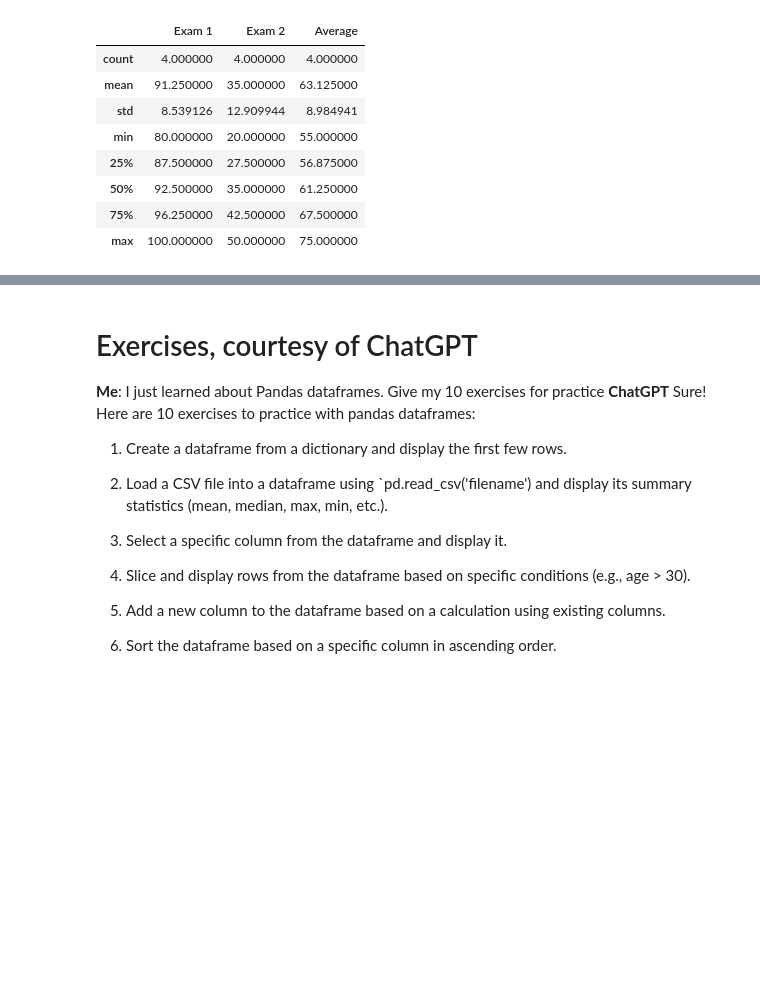
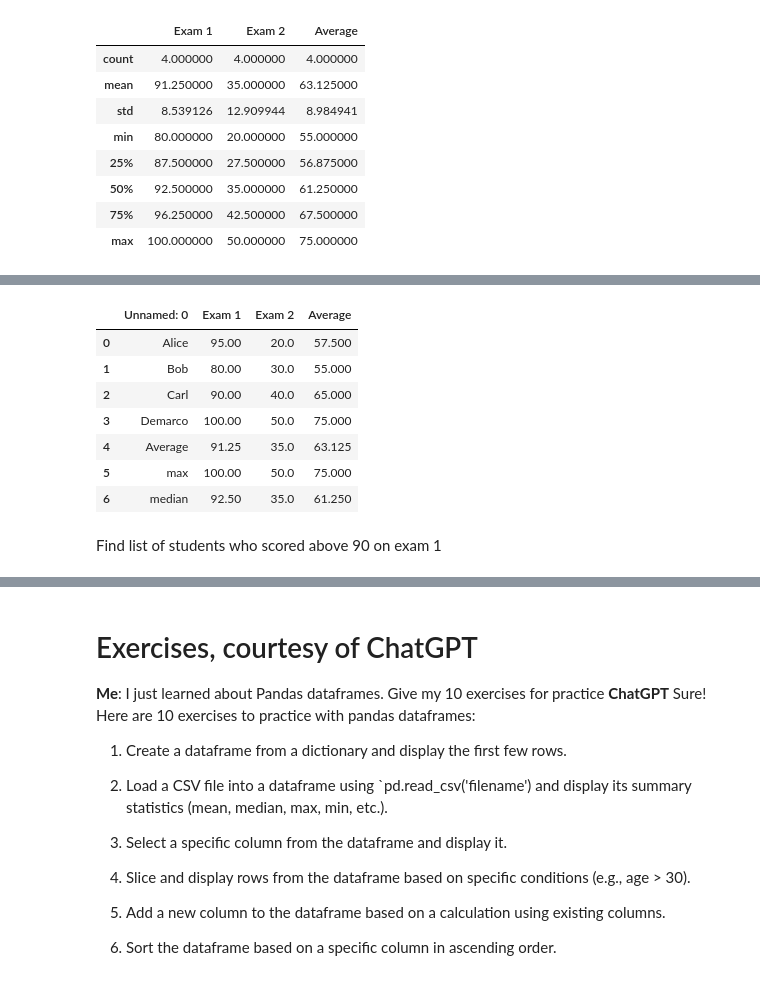
Before and after one commit to morey-ow/cs2521-summer2023, a Jupyter notebook: chapter10notes.ipynb, the cells around one changed output, grey strips where cells are left out. Drawn from its saved outputs; the diff is of its cells as text; code cells hidden in the pictures; blank space fills up the shorter version.

```diff
--- a/chapter10notes.ipynb
+++ b/chapter10notes.ipynb
@@ -399,0 +482,15 @@ test_scores_dataframe.iloc[0:4].describe()
+# %%
+df2=pd.read_csv('test.csv')
+# %%
+df2
+# %% [output]
+|  | Unnamed: 0 | Exam 1 | Exam 2 | Average |
+| 0 | Alice | 95.00 | 20.0 | 57.500 |
+| 1 | Bob | 80.00 | 30.0 | 55.000 |
+| 2 | Carl | 90.00 | 40.0 | 65.000 |
+| 3 | Demarco | 100.00 | 50.0 | 75.000 |
+| 4 | Average | 91.25 | 35.0 | 63.125 |
+| 5 | max | 100.00 | 50.0 | 75.000 |
+| 6 | median | 92.50 | 35.0 | 61.250 |
+# %% [markdown]
+Find list of students who scored above 90 on exam 1
```
Also changed, not shown: parts of 25 cells of this notebook, 2 other files.
